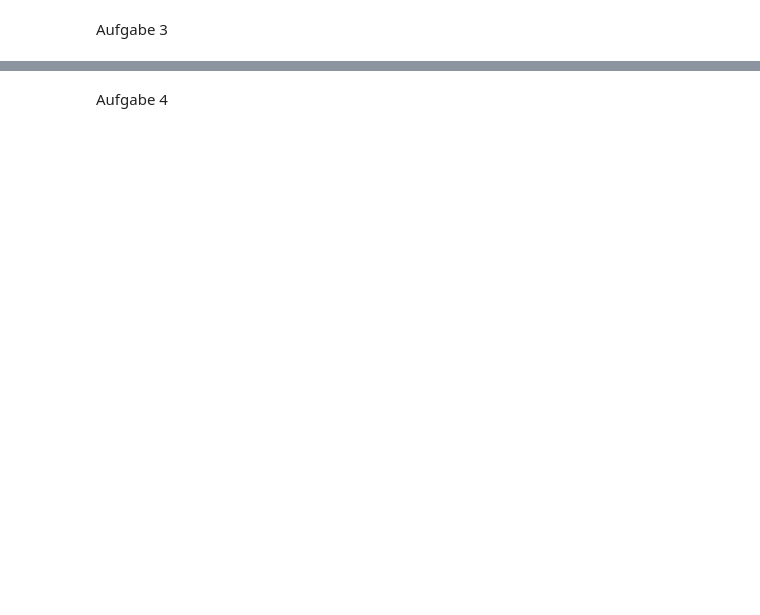
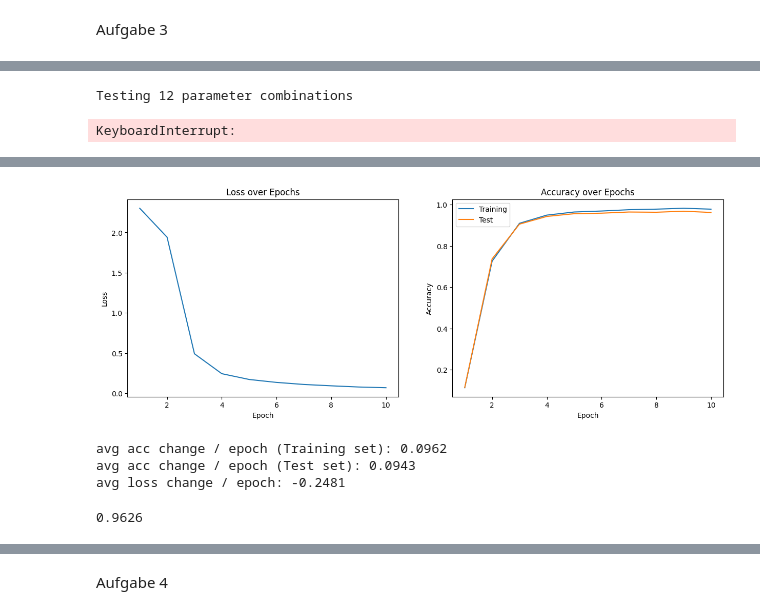
Before and after one commit to iamekerb/vta-MC, a Jupyter notebook: vta mc 1.ipynb, the cells around one changed output, grey strips where cells are left out. Saved outputs shown, nothing was run; the diff lists cells and outputs as text; code cells hidden in the pictures; blank space fills up the shorter version.

```diff
--- a/vta mc 1.ipynb
+++ b/vta mc 1.ipynb
@@ -264,0 +608,66 @@ Testgenauigkeit: 0.7288
+# %%
+def get_param_combinations(epochs, batch_sizes, learning_rates, hidden_sizes):
+    return [(e, b, l, h) for e in epochs for b in batch_sizes for l in learning_rates for h in hidden_sizes]
+
+epochs = [1000]
+batch_sizes = [2]
+learning_rates = [1, 0.5, 0.1, 0.01]
+hidden_sizes = [4,8,16]
+
+def test_brute_force_single_layer(param_combos, X_train, y_train, X_test, y_test):
+    """
+    Tests the SingleLayerNetwork model with a brute-force approach by iterating over all parameter combinations and
+    evaluating their accuracy.
+
+    :param param_combos: List of parameter combinations to be tested.
+    :param X_train: Training data.
+    :param y_train: Training labels.
+    :param X_test: Test data.
+    :param y_test: Test labels.
+
+    :returns: A tuple containing the highest accuracy achieved and the corresponding parameter combination.
+    """
+    results = []
+    best_acc = 0
+    best_param_combo = None
+
+    for i in range(len(param_combos)):
+        e, b, l, h = param_combos[i]
+        try:
+            network = SingleLayerNetwork(input_size=784, hidden_size=h, output_size=1,
+                                        loss_fn=focal_loss, loss_fn_grad=focal_loss_grad,
+                                        acc_fn=f1_score)
+
+            network.train(X_train, y_train, X_test, y_test, lr=l, epochs=e, batch_size=b, output=False)
+            acc = network.evaluate(X_test, y_test)
+
+            results.append((e, b, l, h, acc))
+            if acc > best_acc:
+                best_acc = acc
+                best_param_combo = param_combos[i]
+
+            print(f"combo {i+1}/{len(param_combos)}: - Epochs: {e} - Batch size: {b} - Learning rate: {l} - Hidden size: {h} - Accuracy: {acc:.4f}")
+        except Exception as e:
+            print(f"Error: {e}")
+            continue
+
+    return best_acc, best_param_combo
+
+sl_combos = get_param_combinations(epochs, batch_sizes, learning_rates, hidden_sizes)
+print(f"Testing {len(sl_combos)} parameter combinations")
+# %% [output]
+Testing 12 parameter combinations
+# %%
+test_brute_force_single_layer(sl_combos, X_train, y_train_2_binary, X_test, y_test_2_binary)
+# %% [output]
+KeyboardInterrupt:
+# %%
+def naive_acc(y_pred, y_true):
+    return np.mean(y_pred == y_true)
+def one_hot_encode(y):
+    y_one_hot = np.zeros((len(y), 10))
+    y_one_hot[np.arange(len(y)), y] = 1
+    return y_one_hot
+
+y_train_one_hot = one_hot_encode(y_train)
+y_test_one_hot = one_hot_encode(y_test)
@@ -264,0 +806,5 @@ Testgenauigkeit: 0.7288
+# %%
+mln = MultiLayerNetwork(input_size=784, hidden_size=256, output_size=10, loss_fn=cross_entropy, loss_fn_grad=cross_entropy_grad, acc_fn=naive_acc)
+mln.train(X_train, y_train_one_hot, X_test, y_test_one_hot, learning_rate=0.01, epochs=10, batch_size=64)
+mln.summary()
+# %% [output]
@@ -264,0 +821,8 @@ Testgenauigkeit: 0.7288
+[figure, added]
+avg acc change / epoch (Training set): 0.0962
+avg acc change / epoch (Test set): 0.0943
+avg loss change / epoch: -0.2481
+# %%
+mln.evaluate(X_test, y_test_one_hot)
+# %% [output]
+0.9626
```
Also changed, not shown: parts of 21 cells of this notebook.
